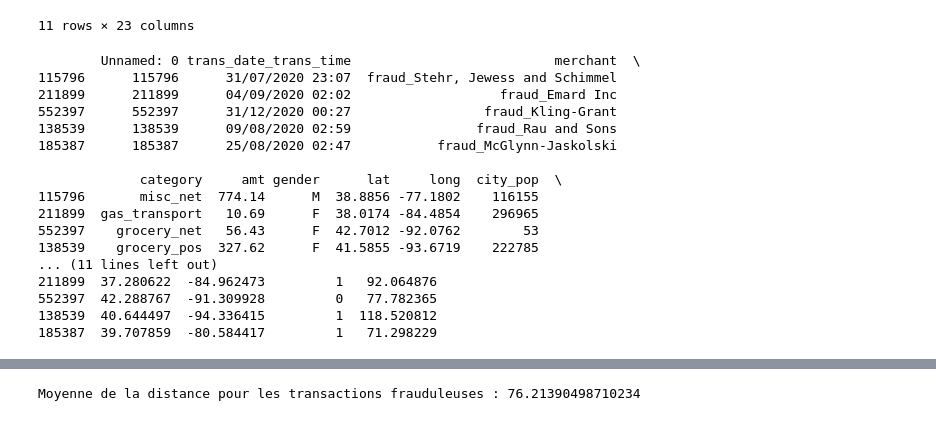
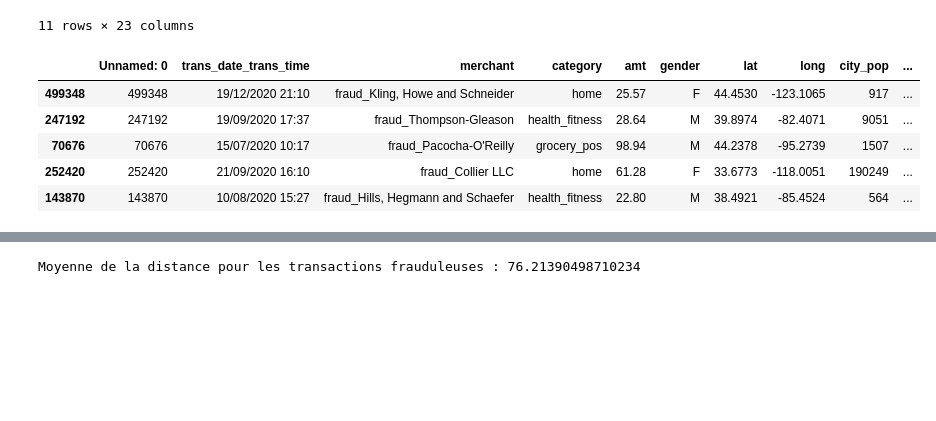
Before and after one commit to PierreSchickele/CC_Fraud_Prediction_ProjetFinal, a Jupyter notebook: clustering_Clément.ipynb, the cells around one changed output, grey strips where cells are left out. Cells and saved outputs as stored; diff of their text form; code cells hidden in the pictures; blank space fills up the shorter version.

```diff
--- a/clustering_Clément.ipynb
+++ b/clustering_Clément.ipynb
@@ -72,51 +68,40 @@ clean_data = result.drop(columns=to_drop)
 # %%
 # Définition de la fonction de calcul de la distance
 def haversine_distance(lat1, lon1, lat2, lon2):
     R = 6371.0  # Rayon de la Terre en kilomètres
 
     # Convertir les latitudes et longitudes en radians
     lat1 = radians(lat1)
     lon1 = radians(lon1)
     lat2 = radians(lat2)
     lon2 = radians(lon2)
 
     # Différences de latitude et longitude
     dlat = lat2 - lat1
     dlon = lon2 - lon1
 
     # Formule haversine
     a = sin(dlat / 2)**2 + cos(lat1) * cos(lat2) * sin(dlon / 2)**2
     c = 2 * atan2(sqrt(a), sqrt(1 - a))
 
     # Distance en kilomètres
     distance = R * c
 
     return distance
     # Assurez-vous que cette fonction est correctement indentée ici
 
 # Calcul de la distance pour chaque ligne du DataFrame
 clean_data['distance'] = clean_data.apply(lambda row: haversine_distance(row['lat'], row['long'], row['merch_lat'], row['merch_long']), axis=1)
 
 # Affichage des premières lignes du DataFrame avec la nouvelle colonne
-print(clean_data.head())
+clean_data.head()
 # %% [output]
-        Unnamed: 0 trans_date_trans_time                          merchant  \
-115796      115796      31/07/2020 23:07  fraud_Stehr, Jewess and Schimmel
-211899      211899      04/09/2020 02:02                   fraud_Emard Inc
-552397      552397      31/12/2020 00:27                 fraud_Kling-Grant
-138539      138539      09/08/2020 02:59                fraud_Rau and Sons
-185387      185387      25/08/2020 02:47           fraud_McGlynn-Jaskolski
-
-             category     amt gender      lat     long  city_pop  \
-115796       misc_net  774.14      M  38.8856 -77.1802    116155
-211899  gas_transport   10.69      F  38.0174 -84.4854    296965
-552397    grocery_net   56.43      F  42.7012 -92.0762        53
-138539    grocery_pos  327.62      F  41.5855 -93.6719    222785
-... (11 lines left out)
-211899  37.280622  -84.962473         1   92.064876
-552397  42.288767  -91.309928         0   77.782365
-138539  40.644497  -94.336415         1  118.520812
-185387  39.707859  -80.584417         1   71.298229
+|  | Unnamed: 0 | trans_date_trans_time | merchant | category | amt | gender | lat | long | city_pop | ... |
+| 499348 | 499348 | 19/12/2020 21:10 | fraud_Kling, Howe and Schneider | home | 25.57 | F | 44.4530 | -123.1065 | 917 | ... |
+| 247192 | 247192 | 19/09/2020 17:37 | fraud_Thompson-Gleason | health_fitness | 28.64 | M | 39.8974 | -82.4071 | 9051 | ... |
+| 70676 | 70676 | 15/07/2020 10:17 | fraud_Pacocha-O'Reilly | grocery_pos | 98.94 | M | 44.2378 | -95.2739 | 1507 | ... |
+| 252420 | 252420 | 21/09/2020 16:10 | fraud_Collier LLC | home | 61.28 | F | 33.6773 | -118.0051 | 190249 | ... |
+| 143870 | 143870 | 10/08/2020 15:27 | fraud_Hills, Hegmann and Schaefer | health_fitness | 22.80 | M | 38.4921 | -85.4524 | 564 | ... |
 # %%
 clean_data.describe(include="all")
 # %% [output]
```
Also changed, not shown: parts of 23 cells of this notebook.
